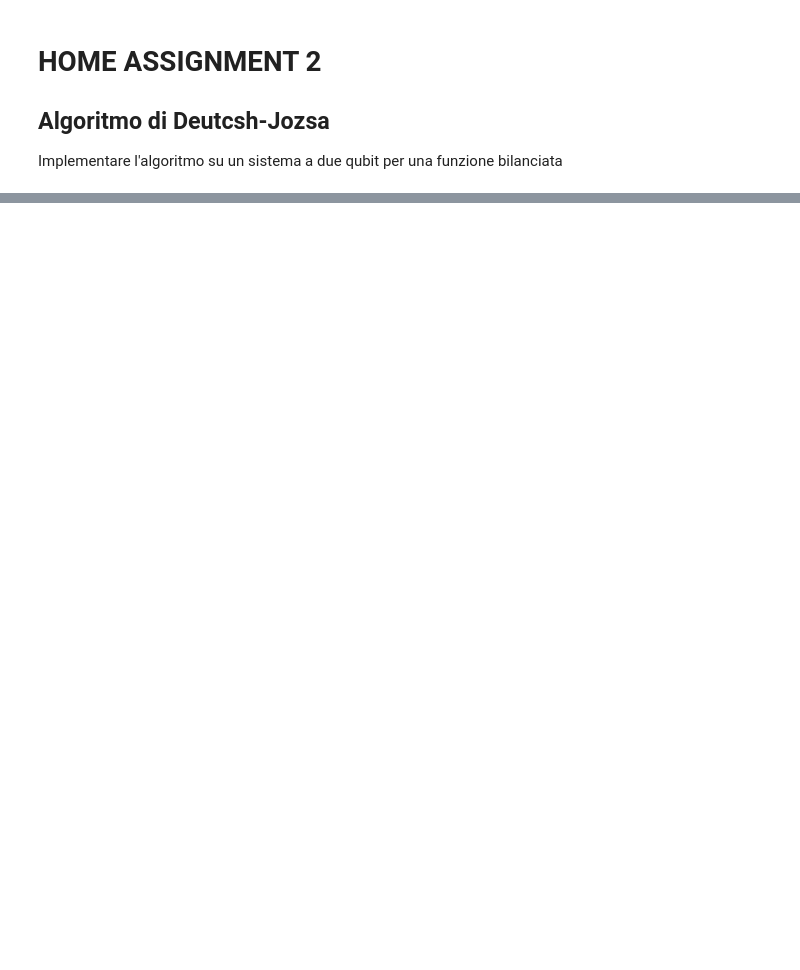
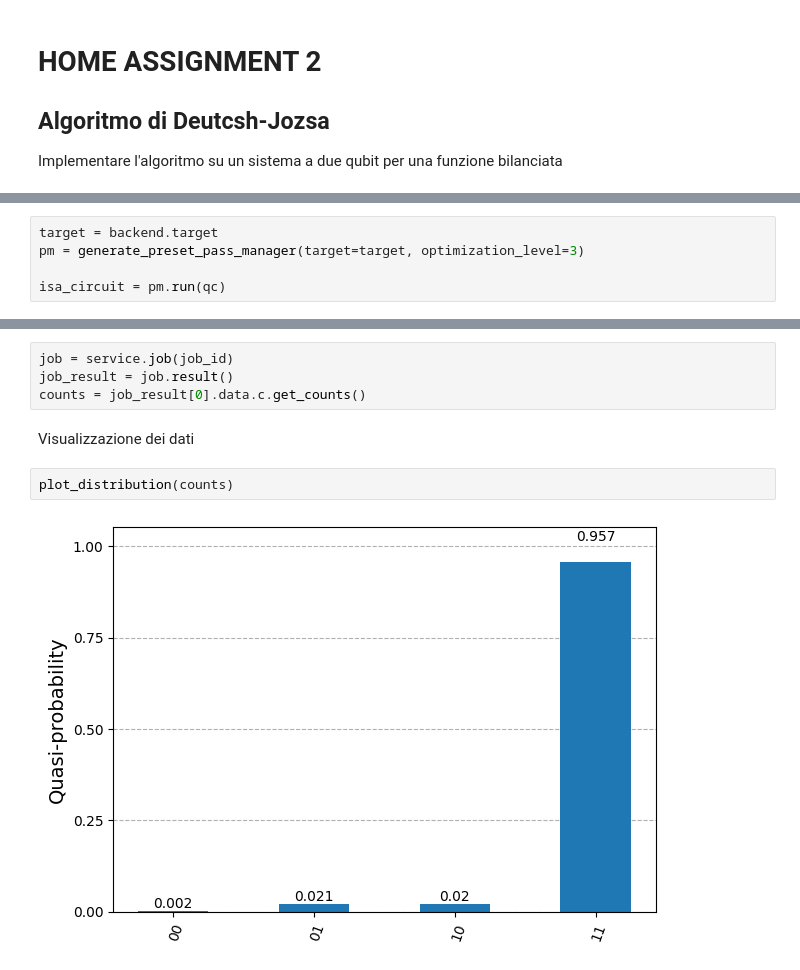
Before and after one commit to danibrb/progs, a Jupyter notebook: uni/qiskit/50_home_assignment.ipynb, the cells around one changed output, grey strips where cells are left out. Drawn from its saved outputs; the diff is of its cells as text; blank space fills up the shorter version.

```diff
--- a/uni/qiskit/50_home_assignment.ipynb
+++ b/uni/qiskit/50_home_assignment.ipynb
@@ -84,0 +209,5 @@ La probabilità di ottenere lo stato $\vert 0 \rangle \equiv \vert 0,0, \dots, 0
+# %%
+target = backend.target
+pm = generate_preset_pass_manager(target=target, optimization_level=3)
+
+isa_circuit = pm.run(qc)
@@ -84,0 +227,10 @@ La probabilità di ottenere lo stato $\vert 0 \rangle \equiv \vert 0,0, \dots, 0
+# %%
+job = service.job(job_id)
+job_result = job.result()
+counts = job_result[0].data.c.get_counts()
+# %% [markdown]
+Visualizzazione dei dati
+# %%
+plot_distribution(counts)
+# %% [output]
+[figure, added]
```
Also changed, not shown: parts of 33 cells of this notebook.
